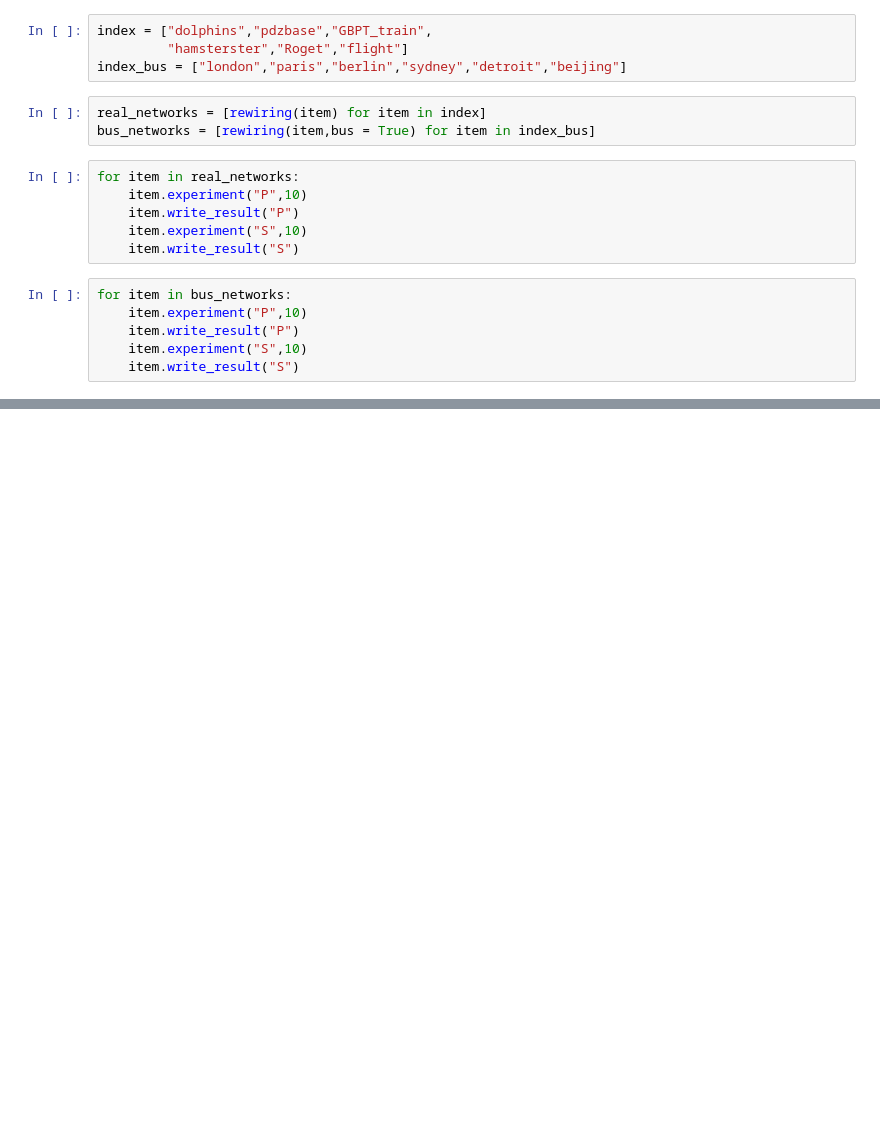
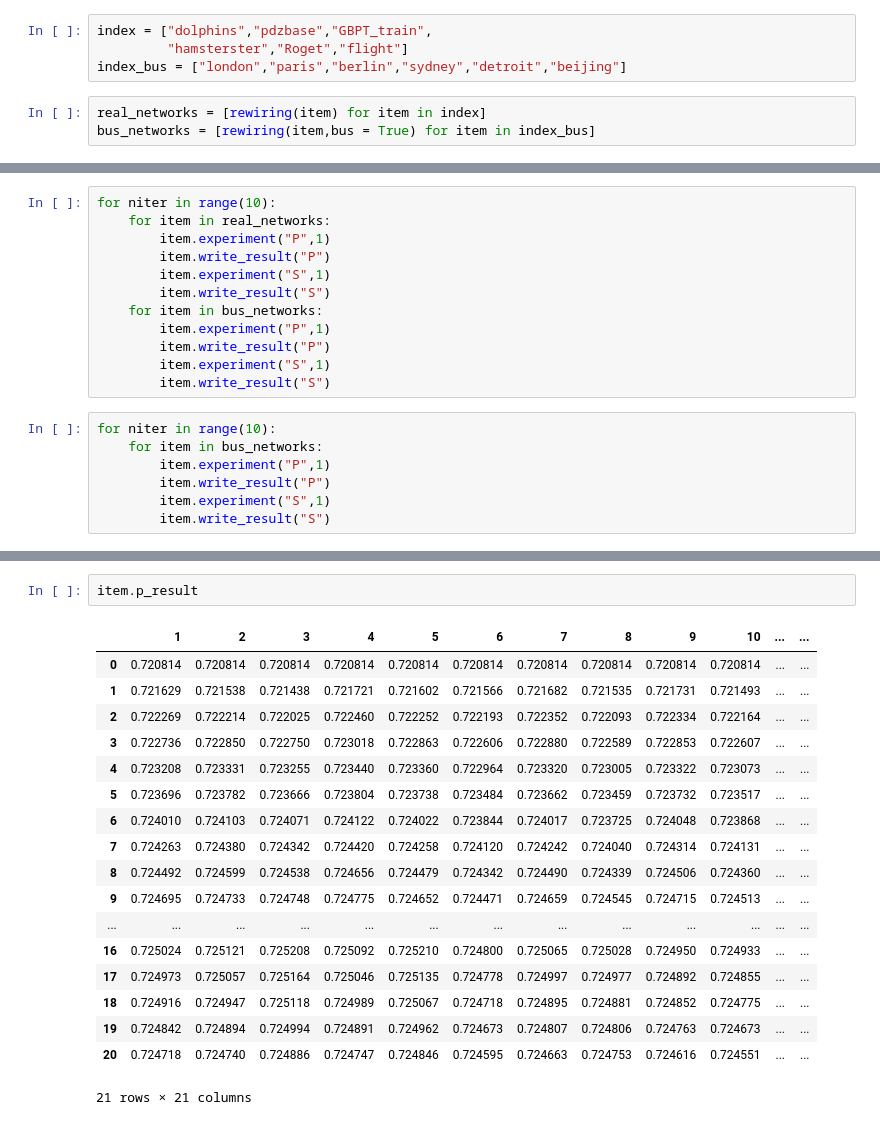
Before and after one commit to yipeizhao/Project, a Jupyter notebook: rewirin.ipynb, the cells around one changed output, grey strips where cells are left out. Cells and saved outputs as stored; diff of their text form; blank space fills up the shorter version.

```diff
--- a/rewirin.ipynb
+++ b/rewirin.ipynb
@@ -8,15 +9,3 @@ index_bus = ["london","paris","berlin","sydney","detroit","beijing"]
 # %%
 real_networks = [rewiring(item) for item in index]
 bus_networks = [rewiring(item,bus = True) for item in index_bus]
-# %%
-for item in real_networks:
-    item.experiment("P",10)
-    item.write_result("P")
-    item.experiment("S",10)
-    item.write_result("S")
-# %%
-for item in bus_networks:
-    item.experiment("P",10)
-    item.write_result("P")
-    item.experiment("S",10)
-    item.write_result("S")
@@ -29,0 +12,19 @@ for item in bus_networks:
+# %%
+for niter in range(10):
+    for item in real_networks:
+        item.experiment("P",1)
+        item.write_result("P")
+        item.experiment("S",1)
+        item.write_result("S")
+    for item in bus_networks:
+        item.experiment("P",1)
+        item.write_result("P")
+        item.experiment("S",1)
+        item.write_result("S")
+# %%
+for niter in range(10):
+    for item in bus_networks:
+        item.experiment("P",1)
+        item.write_result("P")
+        item.experiment("S",1)
+        item.write_result("S")
@@ -29,0 +66,21 @@ for item in bus_networks:
+# %%
+item.p_result
+# %% [output]
+|  | 1 | 2 | 3 | 4 | 5 | 6 | 7 | 8 | 9 | 10 | ... | ... |
+| 0 | 0.720814 | 0.720814 | 0.720814 | 0.720814 | 0.720814 | 0.720814 | 0.720814 | 0.720814 | 0.720814 | 0.720814 | ... | ... |
+| 1 | 0.721629 | 0.721538 | 0.721438 | 0.721721 | 0.721602 | 0.721566 | 0.721682 | 0.721535 | 0.721731 | 0.721493 | ... | ... |
+| 2 | 0.722269 | 0.722214 | 0.722025 | 0.722460 | 0.722252 | 0.722193 | 0.722352 | 0.722093 | 0.722334 | 0.722164 | ... | ... |
+| 3 | 0.722736 | 0.722850 | 0.722750 | 0.723018 | 0.722863 | 0.722606 | 0.722880 | 0.722589 | 0.722853 | 0.722607 | ... | ... |
+| 4 | 0.723208 | 0.723331 | 0.723255 | 0.723440 | 0.723360 | 0.722964 | 0.723320 | 0.723005 | 0.723322 | 0.723073 | ... | ... |
+| 5 | 0.723696 | 0.723782 | 0.723666 | 0.723804 | 0.723738 | 0.723484 | 0.723662 | 0.723459 | 0.723732 | 0.723517 | ... | ... |
+| 6 | 0.724010 | 0.724103 | 0.724071 | 0.724122 | 0.724022 | 0.723844 | 0.724017 | 0.723725 | 0.724048 | 0.723868 | ... | ... |
+| 7 | 0.724263 | 0.724380 | 0.724342 | 0.724420 | 0.724258 | 0.724120 | 0.724242 | 0.724040 | 0.724314 | 0.724131 | ... | ... |
+| 8 | 0.724492 | 0.724599 | 0.724538 | 0.724656 | 0.724479 | 0.724342 | 0.724490 | 0.724339 | 0.724506 | 0.724360 | ... | ... |
+| 9 | 0.724695 | 0.724733 | 0.724748 | 0.724775 | 0.724652 | 0.724471 | 0.724659 | 0.724545 | 0.724715 | 0.724513 | ... | ... |
+| ... | ... | ... | ... | ... | ... | ... | ... | ... | ... | ... | ... | ... |
+| 16 | 0.725024 | 0.725121 | 0.725208 | 0.725092 | 0.725210 | 0.724800 | 0.725065 | 0.725028 | 0.724950 | 0.724933 | ... | ... |
+| 17 | 0.724973 | 0.725057 | 0.725164 | 0.725046 | 0.725135 | 0.724778 | 0.724997 | 0.724977 | 0.724892 | 0.724855 | ... | ... |
+| 18 | 0.724916 | 0.724947 | 0.725118 | 0.724989 | 0.725067 | 0.724718 | 0.724895 | 0.724881 | 0.724852 | 0.724775 | ... | ... |
+| 19 | 0.724842 | 0.724894 | 0.724994 | 0.724891 | 0.724962 | 0.724673 | 0.724807 | 0.724806 | 0.724763 | 0.724673 | ... | ... |
+| 20 | 0.724718 | 0.724740 | 0.724886 | 0.724747 | 0.724846 | 0.724595 | 0.724663 | 0.724753 | 0.724616 | 0.724551 | ... | ... |
+21 rows × 21 columns
```
Also changed, not shown: parts of 3 cells of this notebook, 40 other files.
